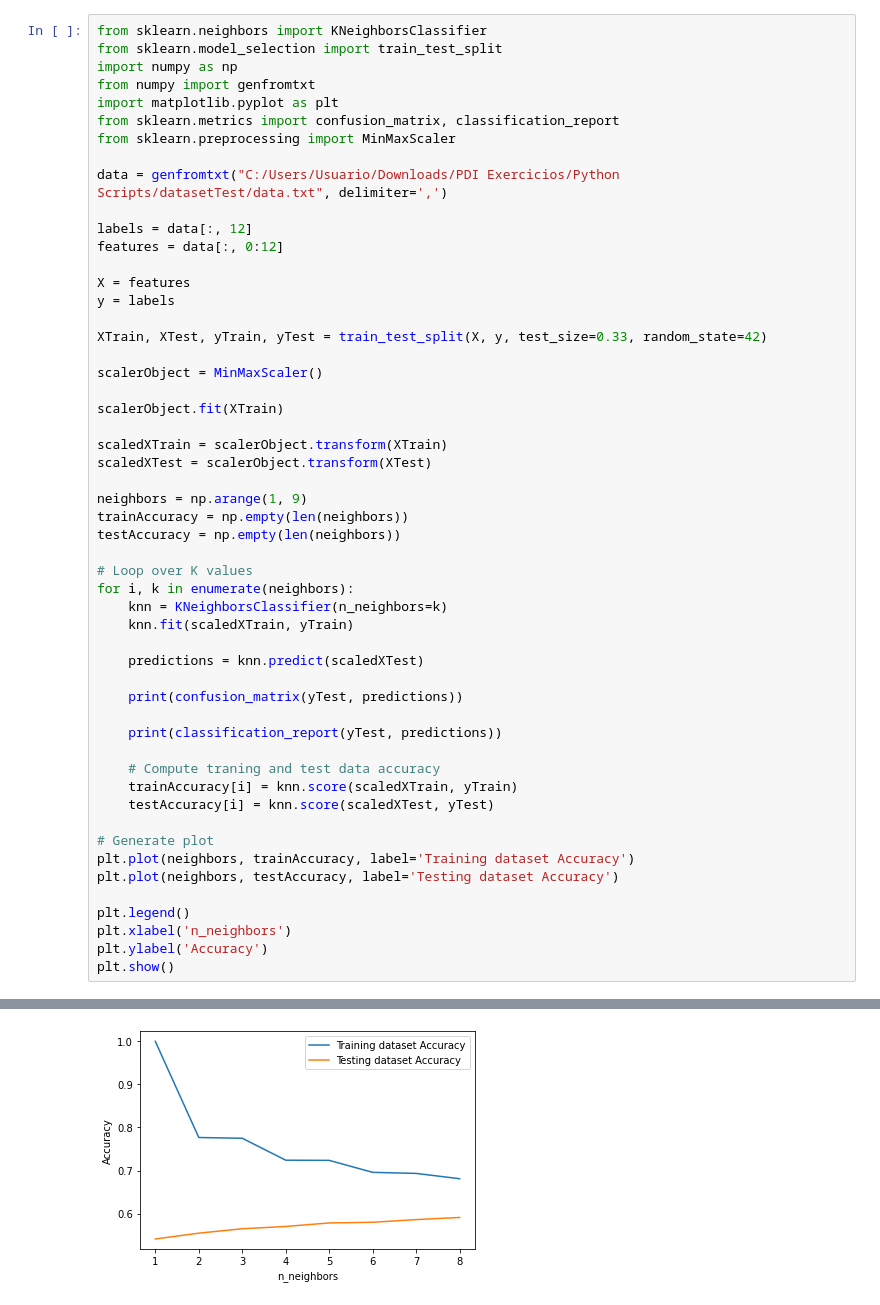
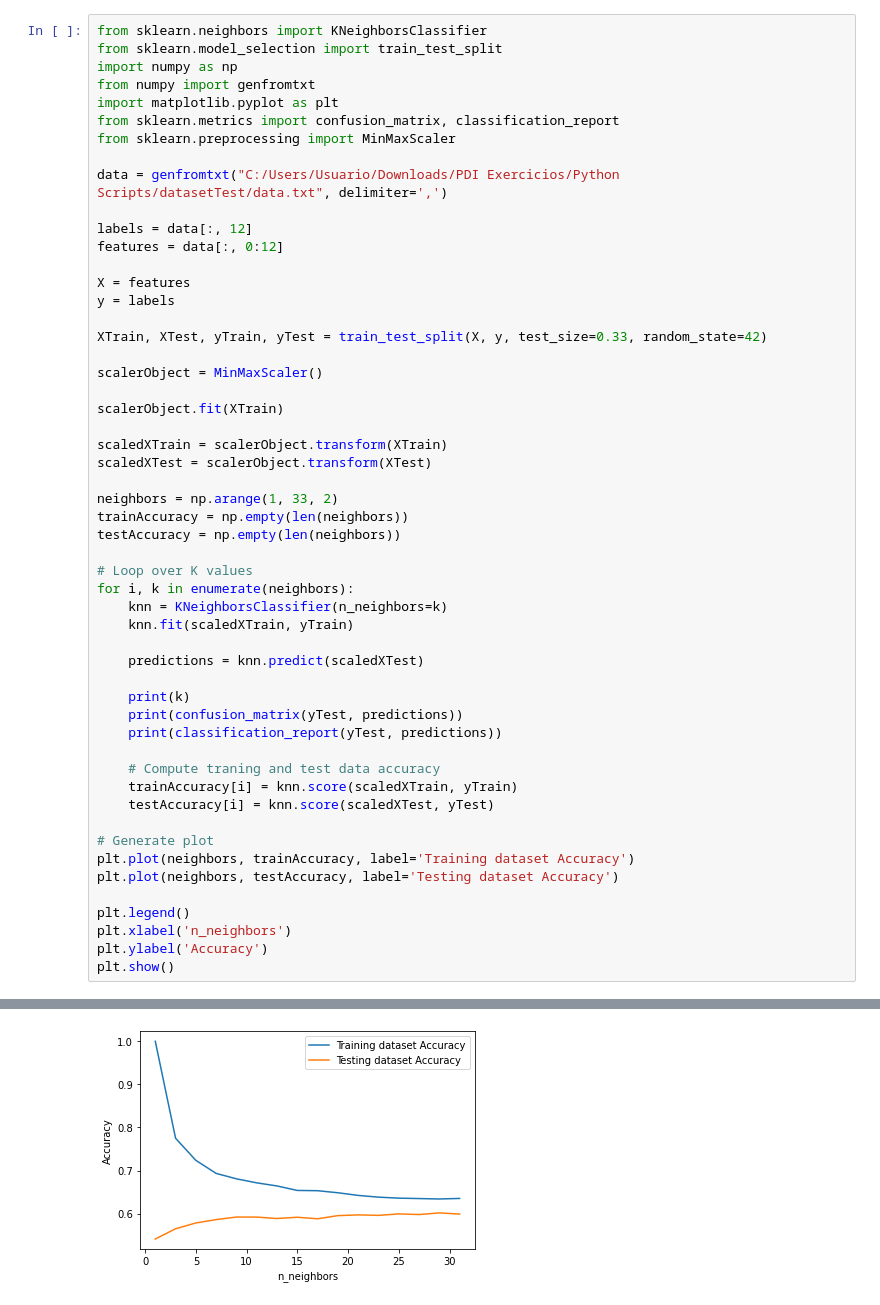
Before and after one commit to wildermedeiros/TrabalhoPDI, a Jupyter notebook: Python Scripts/Trabalho 2/KnnSklearnNote.ipynb, the cells around one changed output, grey strips where cells are left out. Cells and saved outputs as stored; diff of their text form.

```diff
--- a/Python Scripts/Trabalho 2/KnnSklearnNote.ipynb
+++ b/Python Scripts/Trabalho 2/KnnSklearnNote.ipynb
@@ -24,7 +24,7 @@ scalerObject.fit(XTrain)
 scaledXTrain = scalerObject.transform(XTrain)
 scaledXTest = scalerObject.transform(XTest)
 
-neighbors = np.arange(1, 9)
+neighbors = np.arange(1, 33, 2)
 trainAccuracy = np.empty(len(neighbors))
 testAccuracy = np.empty(len(neighbors))
 
@@ -35,8 +35,8 @@ for i, k in enumerate(neighbors):
 
     predictions = knn.predict(scaledXTest)
 
+    print(k)
     print(confusion_matrix(yTest, predictions))
-
     print(classification_report(yTest, predictions))
 
     # Compute traning and test data accuracy
@@ -72 +72 @@ weighted avg       0.60      0.59      0.58      8232
-[figure, old version]
+[figure, new version]
```
Also changed, not shown: parts of 1 cell of this notebook, 5 other files.
